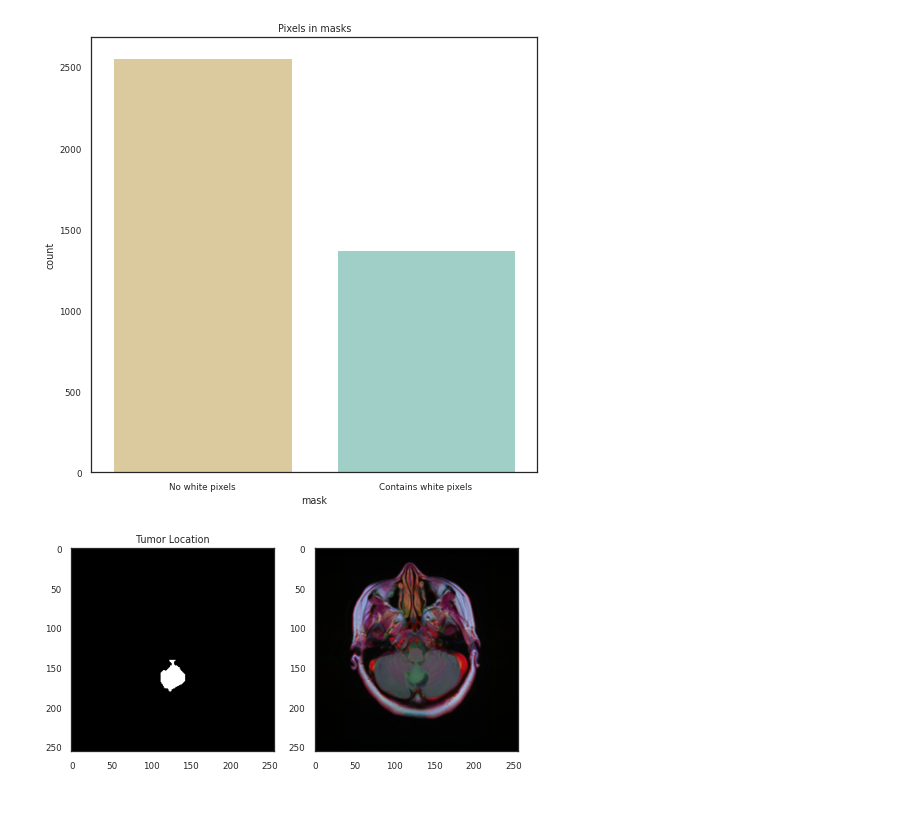
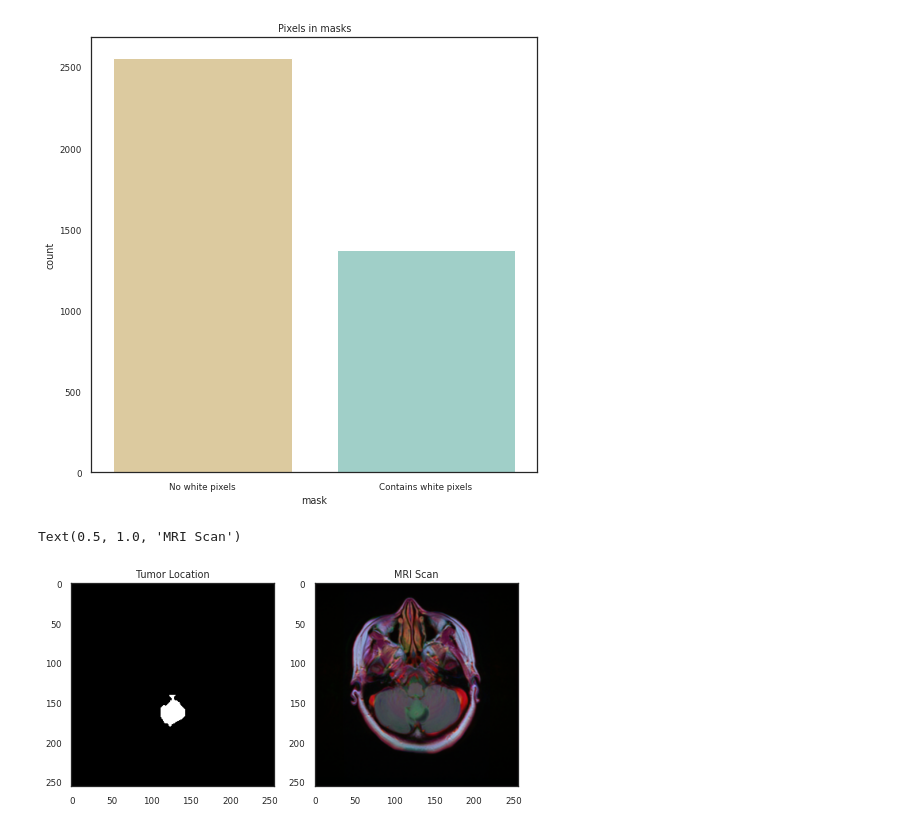
Before and after one commit to byunsy/brain-mri-segmentation, a Jupyter notebook: Brain_MRI_Segmentation.ipynb, the cells around one changed output. Saved outputs shown, nothing was run; the diff lists cells and outputs as text; code cells hidden in the pictures.

```diff
--- a/Brain_MRI_Segmentation.ipynb
+++ b/Brain_MRI_Segmentation.ipynb
@@ -211,15 +193,18 @@ plt.show()
 # %%
 # Traverse and select the first mri scan that has a valid mask
 for i in range(len(brain_df)):
     if cv2.imread(brain_df.mask_path[i]).max() > 0:
         break
 
+# Display
 plt.figure(figsize=(8,8))
 plt.subplot(1,2,1)
 plt.imshow(cv2.imread(brain_df.mask_path[i]));
 plt.title('Tumor Location')
 
 plt.subplot(1,2,2)
 plt.imshow(cv2.imread(brain_df.image_path[i]));
+plt.title('MRI Scan')
 # %% [output]
+Text(0.5, 1.0, 'MRI Scan')
-[figure, old version]
+[figure, new version]
```
Also changed, not shown: parts of 17 cells of this notebook.
